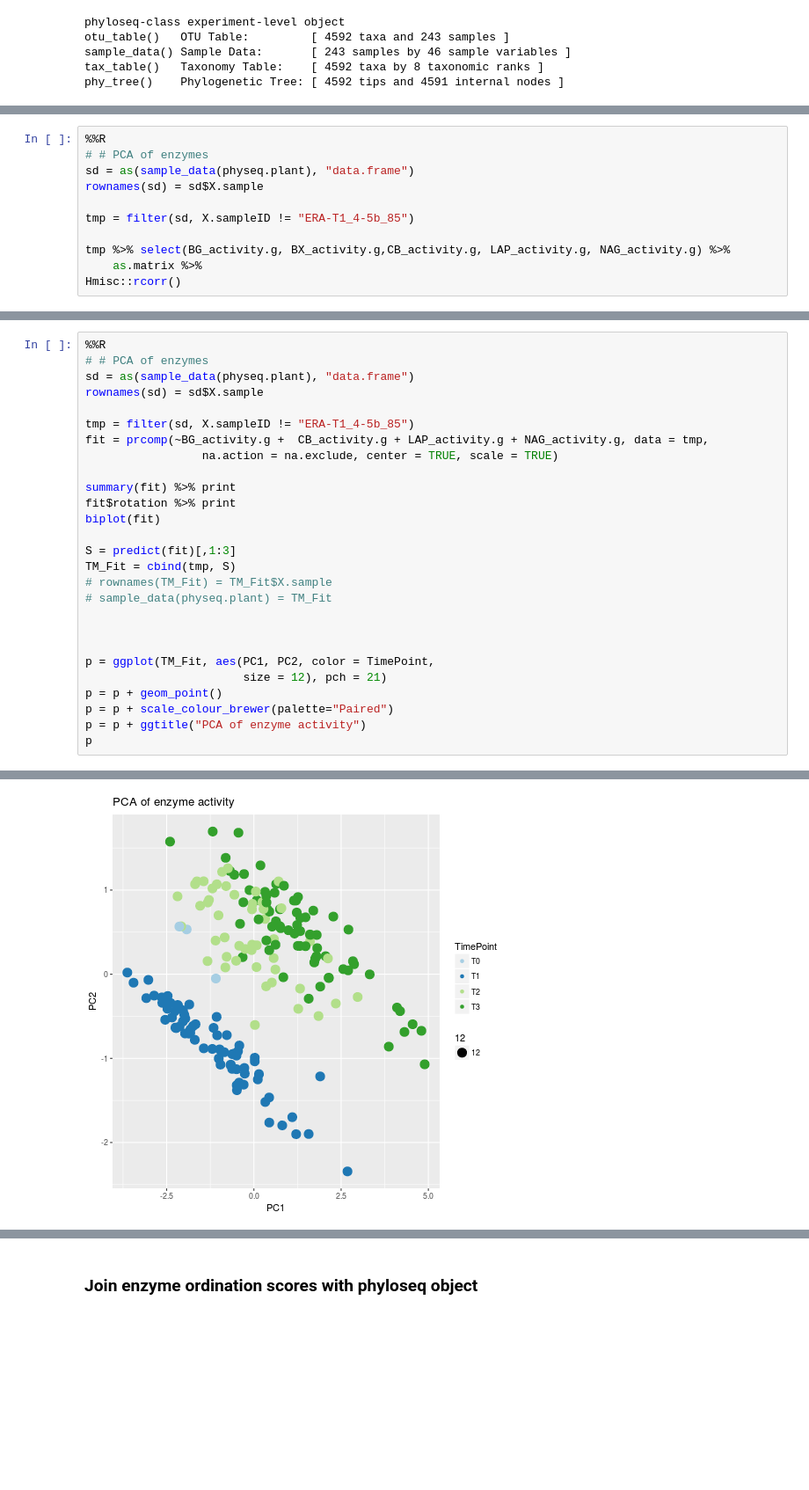
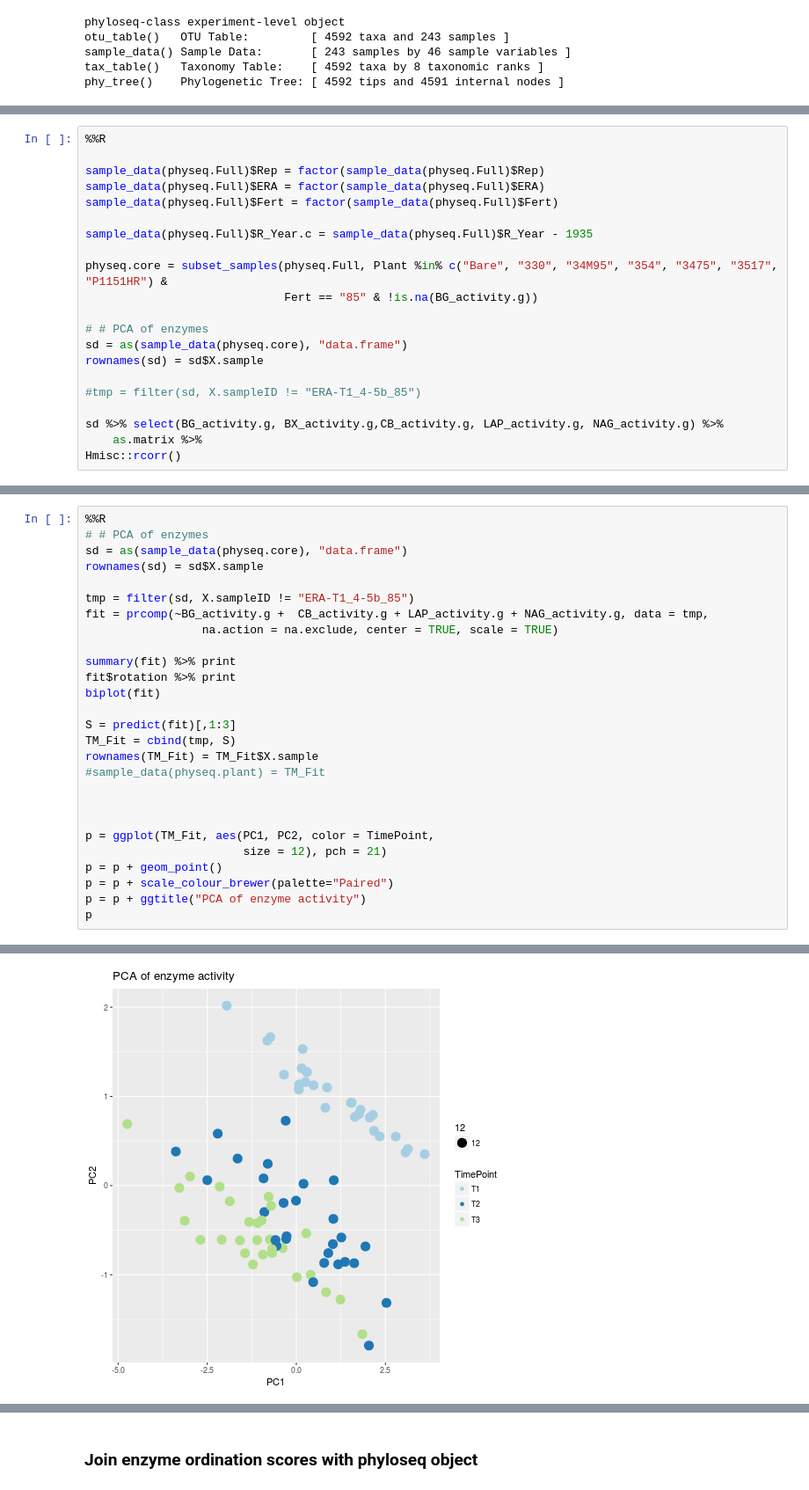
Before and after one commit to bdemmett/ERAhybrids, a Jupyter notebook: notebooks/EnzymeOrdination.ipynb, the cells around one changed output, grey strips where cells are left out. Shown at 88% size. Drawn from its saved outputs; the diff is of its cells as text; blank space fills up the shorter version.

```diff
--- a/notebooks/EnzymeOrdination.ipynb
+++ b/notebooks/EnzymeOrdination.ipynb
@@ -111,12 +112,22 @@ phy_tree()    Phylogenetic Tree: [ 4592 tips and 4591 internal nodes ]
 # %%
 %%R
+
+sample_data(physeq.Full)$Rep = factor(sample_data(physeq.Full)$Rep)
+sample_data(physeq.Full)$ERA = factor(sample_data(physeq.Full)$ERA)
+sample_data(physeq.Full)$Fert = factor(sample_data(physeq.Full)$Fert)
+
+sample_data(physeq.Full)$R_Year.c = sample_data(physeq.Full)$R_Year - 1935
+
+physeq.core = subset_samples(physeq.Full, Plant %in% c("Bare", "330", "34M95", "354", "3475", "3517", "P1151HR") &
+                             Fert == "85" & !is.na(BG_activity.g))
+
 # # PCA of enzymes
-sd = as(sample_data(physeq.plant), "data.frame")
+sd = as(sample_data(physeq.core), "data.frame")
 rownames(sd) = sd$X.sample
 
-tmp = filter(sd, X.sampleID != "ERA-T1_4-5b_85")
+#tmp = filter(sd, X.sampleID != "ERA-T1_4-5b_85")
 
-tmp %>% select(BG_activity.g, BX_activity.g,CB_activity.g, LAP_activity.g, NAG_activity.g) %>%
+sd %>% select(BG_activity.g, BX_activity.g,CB_activity.g, LAP_activity.g, NAG_activity.g) %>%
     as.matrix %>%
 Hmisc::rcorr()
 # %% [output]
@@ -140,7 +151,7 @@ NAG_activity.g
 # %%
 %%R
 # # PCA of enzymes
-sd = as(sample_data(physeq.plant), "data.frame")
+sd = as(sample_data(physeq.core), "data.frame")
 rownames(sd) = sd$X.sample
 
 tmp = filter(sd, X.sampleID != "ERA-T1_4-5b_85")
@@ -153,8 +164,8 @@ biplot(fit)
 
 S = predict(fit)[,1:3]
 TM_Fit = cbind(tmp, S)
-# rownames(TM_Fit) = TM_Fit$X.sample
-# sample_data(physeq.plant) = TM_Fit
+rownames(TM_Fit) = TM_Fit$X.sample
+#sample_data(physeq.plant) = TM_Fit
 
 
 
@@ -179,3 +190,3 @@ NAG_activity.g 0.5304991 -0.0678613 -0.77663740  0.33286626
-[figure, old version]
+[figure, new version]
 # %%
 %%R
```
Also changed, not shown: parts of 63 cells of this notebook, 4 other files.
